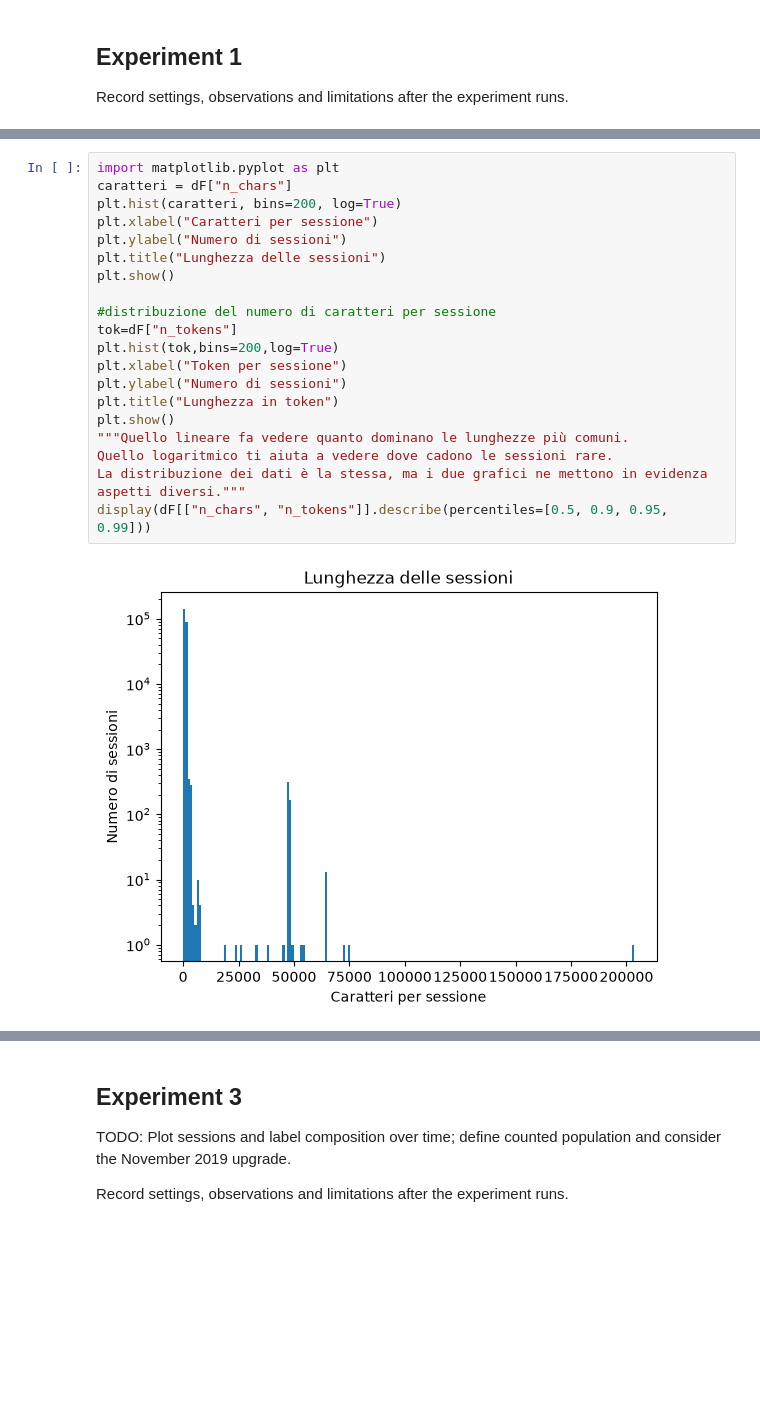
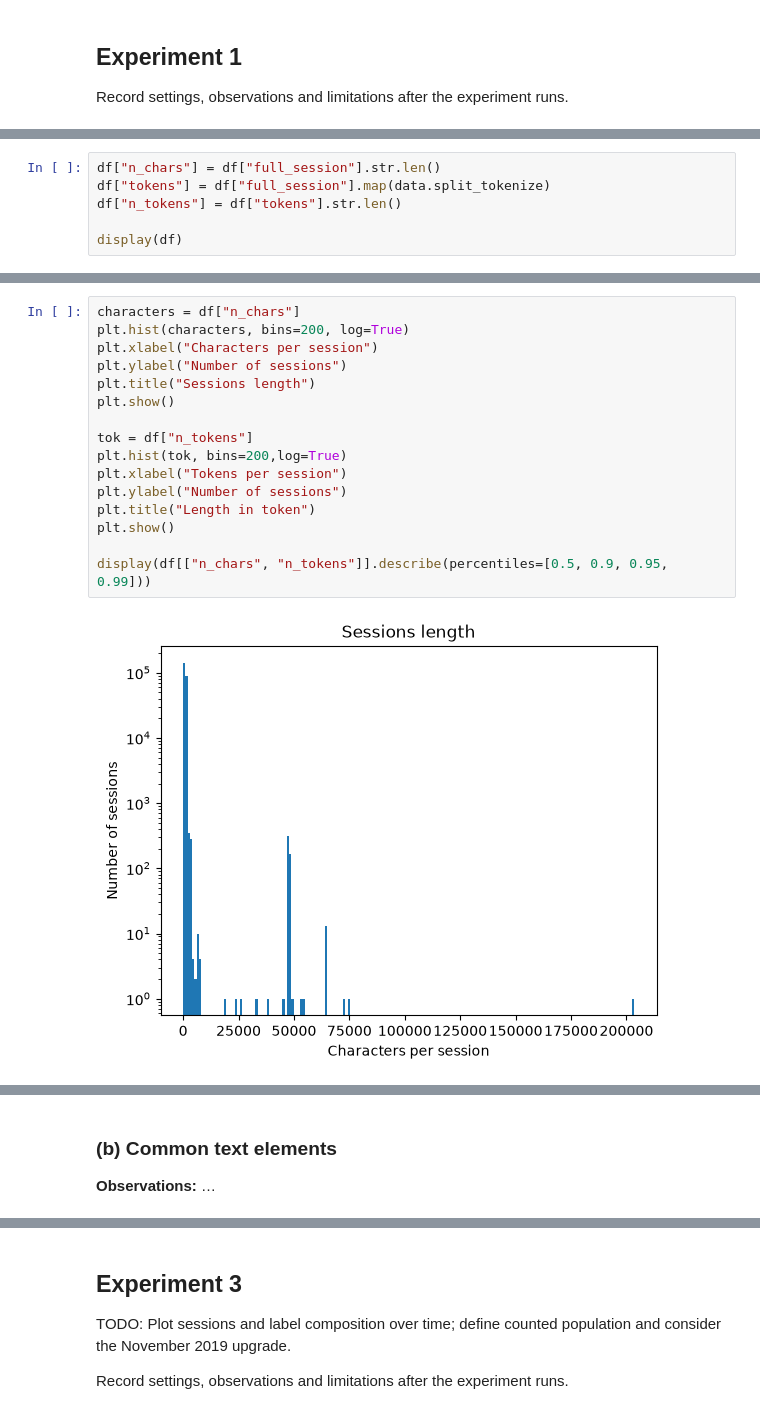
Before and after one commit to grabls/proj6_ml4n, a Jupyter notebook: notebooks/01_data.ipynb, the cells around one changed output, grey strips where cells are left out. Cells and saved outputs as stored; diff of their text form; blank space fills up the shorter version.

```diff
--- a/notebooks/01_data.ipynb
+++ b/notebooks/01_data.ipynb
@@ -122,0 +47,6 @@ Name: count, dtype: int64
+# %%
+df["n_chars"] = df["full_session"].str.len()
+df["tokens"] = df["full_session"].map(data.split_tokenize)
+df["n_tokens"] = df["tokens"].str.len()
+
+display(df)
@@ -123,22 +67,18 @@ Name: count, dtype: int64
 # %%
-import matplotlib.pyplot as plt
-caratteri = dF["n_chars"]
-plt.hist(caratteri, bins=200, log=True)
-plt.xlabel("Caratteri per sessione")
-plt.ylabel("Numero di sessioni")
-plt.title("Lunghezza delle sessioni")
+characters = df["n_chars"]
+plt.hist(characters, bins=200, log=True)
+plt.xlabel("Characters per session")
+plt.ylabel("Number of sessions")
+plt.title("Sessions length")
 plt.show()
 
-#distribuzione del numero di caratteri per sessione
-tok=dF["n_tokens"]
-plt.hist(tok,bins=200,log=True)
-plt.xlabel("Token per sessione")
-plt.ylabel("Numero di sessioni")
-plt.title("Lunghezza in token")
+tok = df["n_tokens"]
+plt.hist(tok, bins=200,log=True)
+plt.xlabel("Tokens per session")
+plt.ylabel("Number of sessions")
+plt.title("Length in token")
 plt.show()
-"""Quello lineare fa vedere quanto dominano le lunghezze più comuni.
-Quello logaritmico ti aiuta a vedere dove cadono le sessioni rare.
-La distribuzione dei dati è la stessa, ma i due grafici ne mettono in evidenza aspetti diversi."""
-display(dF[["n_chars", "n_tokens"]].describe(percentiles=[0.5, 0.9, 0.95, 0.99]))
+
+display(df[["n_chars", "n_tokens"]].describe(percentiles=[0.5, 0.9, 0.95, 0.99]))
 # %% [output]
-[figure, old version]
+[figure, new version]
@@ -153,3 +93,7 @@ display(dF[["n_chars", "n_tokens"]].describe(percentiles=[0.5, 0.9, 0.95, 0.99])
 | 95% | 1421.000000 | 138.000000 |
 | 99% | 1934.000000 | 161.000000 |
 | max | 203442.000000 | 34404.000000 |
+# %% [markdown]
+### (b) Common text elements
+
+**Observations:** …
```
Also changed, not shown: parts of 18 cells of this notebook, 2 other files.
